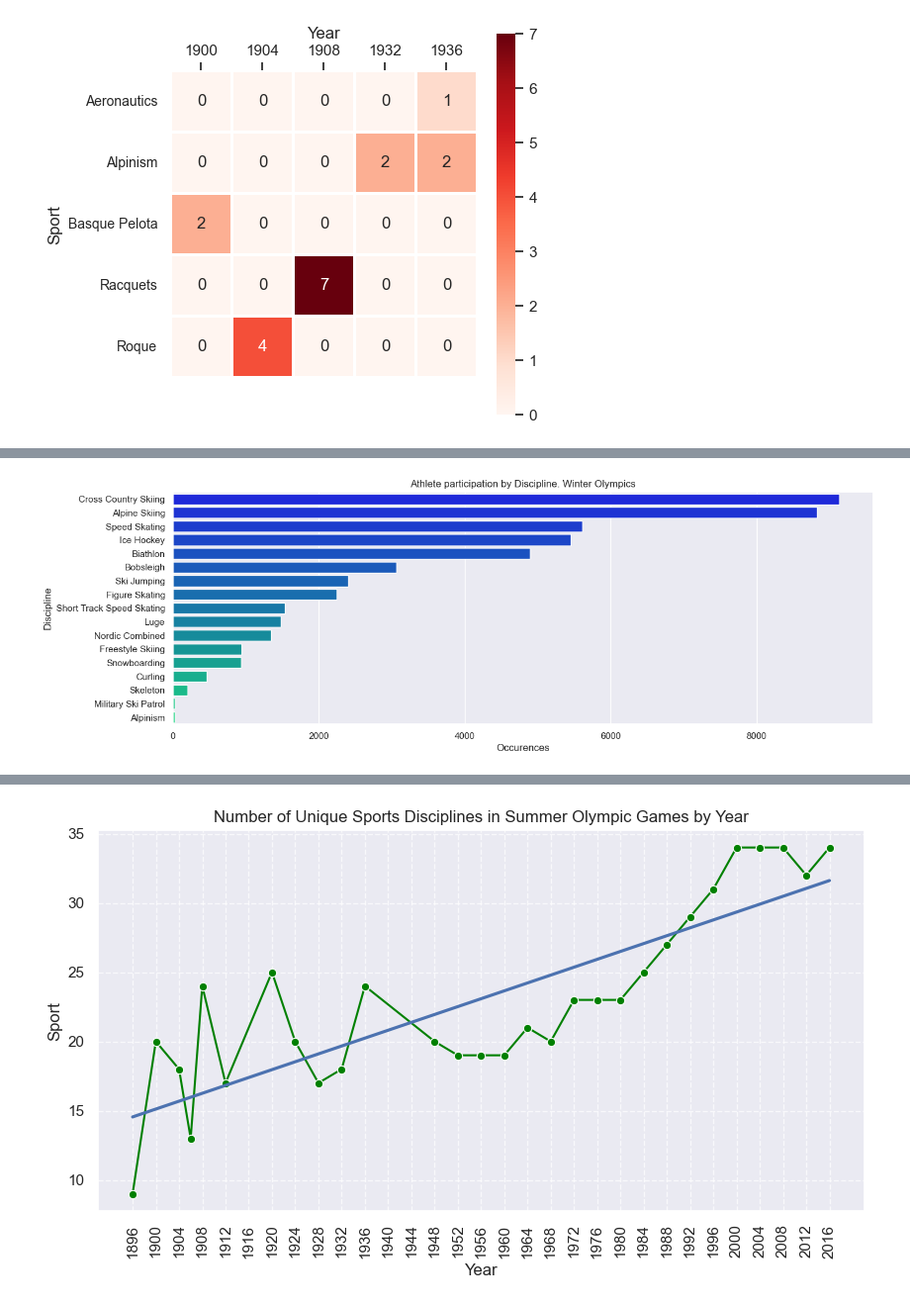
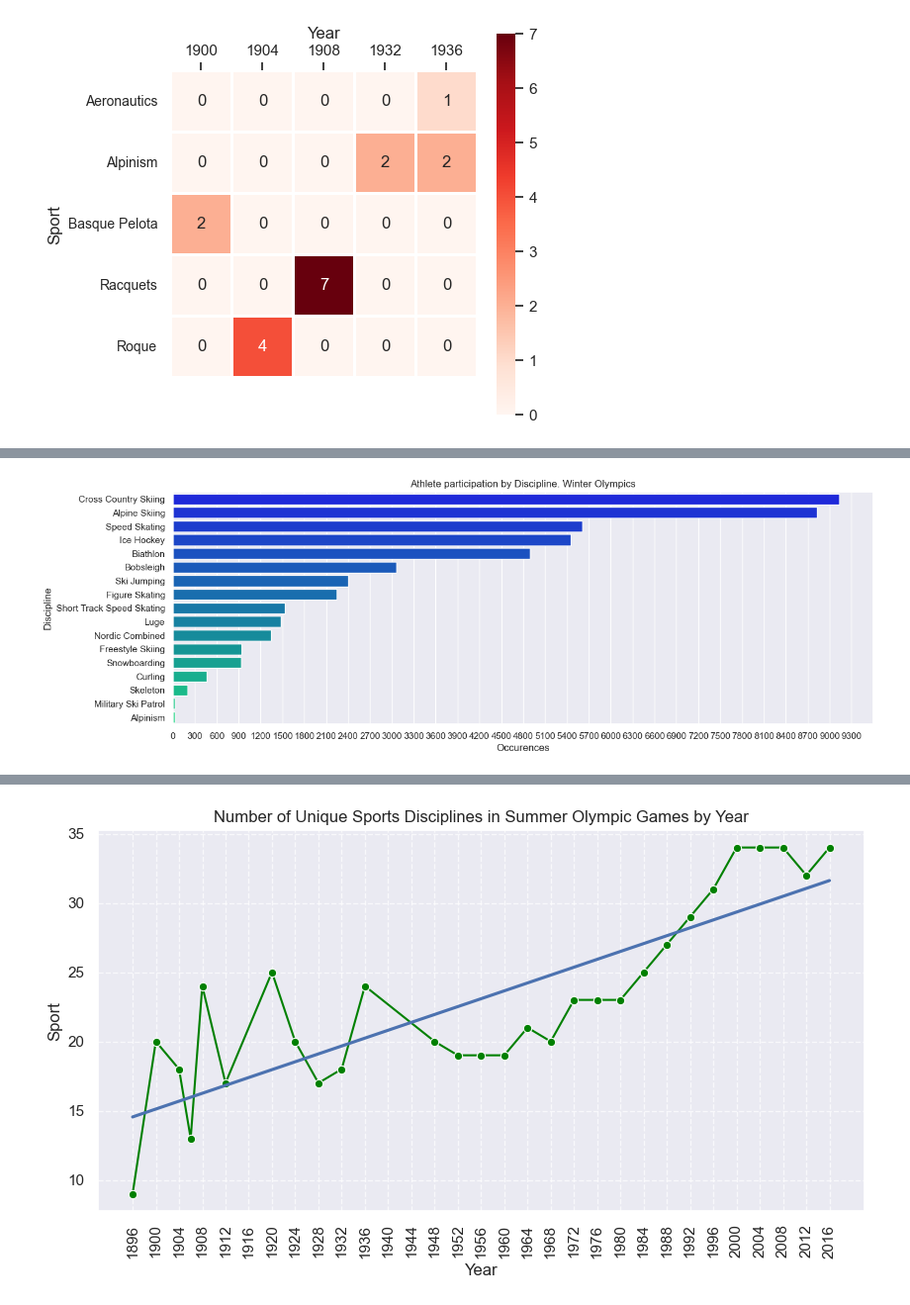
Before and after one commit to kilciukas/Olympic_dataset_exploration, a Jupyter notebook: Notebook_v2/Olimpines_notebook_v2.ipynb, the cells around one changed output, grey strips where cells are left out. Shown at 99% size. Drawn from its saved outputs; the diff is of its cells as text; code cells hidden in the pictures.

```diff
--- a/Notebook_v2/Olimpines_notebook_v2.ipynb
+++ b/Notebook_v2/Olimpines_notebook_v2.ipynb
@@ -200,7 +229,8 @@ disciplines_winter
 | 17 | Alpinism | 21 |
 # %%
 bar_plot_winter = BarPlot(x='Occurences', y='Discipline', data=disciplines_winter)
+bar_graph_winter = bar_plot_winter.create_bar_plot(palette='winter', figsize=(15,5), title='Athlete participation by Discipline. Winter Olympics')
 
-bar_graph_winter = bar_plot_winter.create_bar_plot(palette='winter', figsize=(15,5), title='Athlete participation by Discipline. Winter Olympics')
+bar_plot_main.configure_xticks(min=0, max=9300, step=300)
 # %% [output]
-[figure, old version]
+[figure, new version]
```
Also changed, not shown: parts of 36 cells of this notebook, 1 other file.
